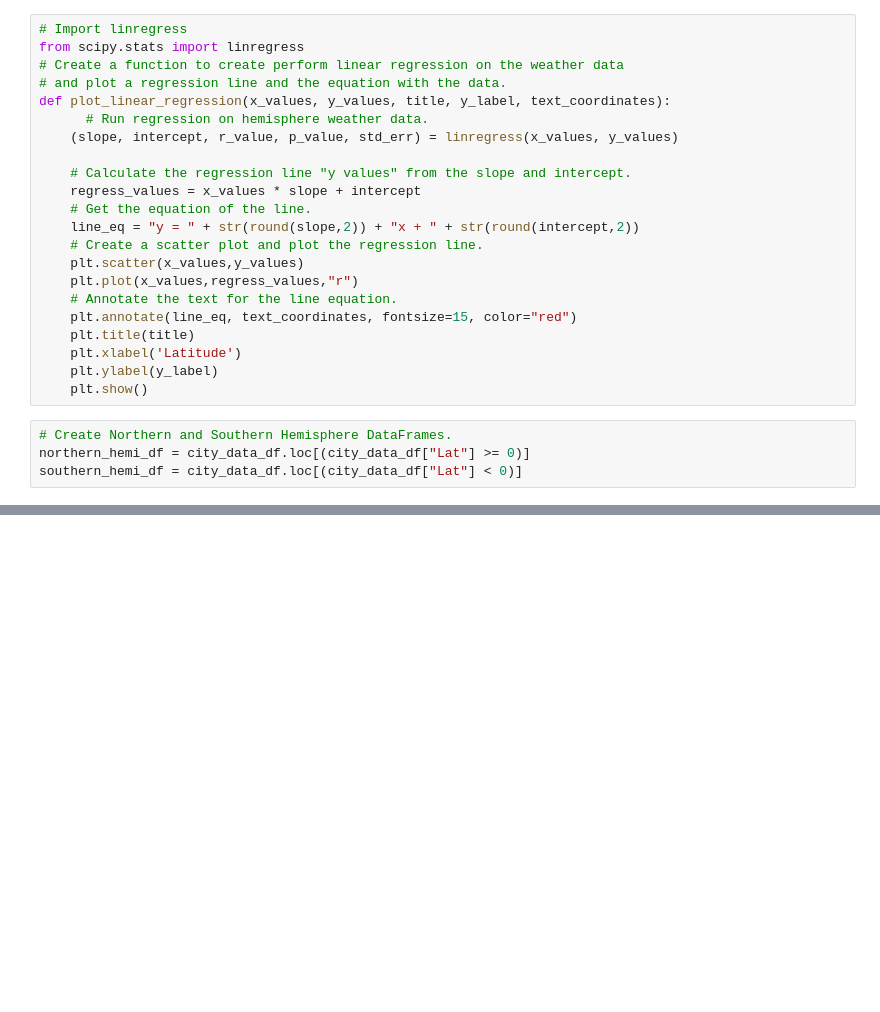
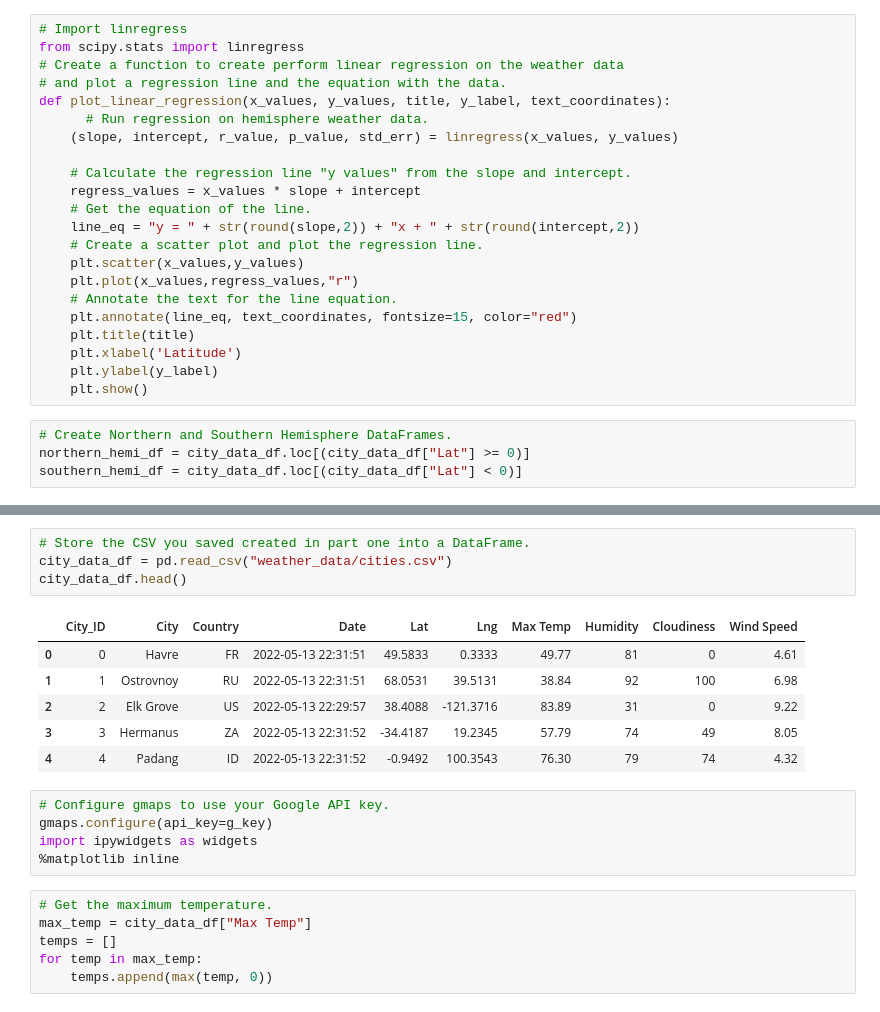
Before and after one commit to AbeSchnake/World_Weather_Analysis, a Jupyter notebook: WeatherPy.ipynb, the cells around one changed output, grey strips where cells are left out. Drawn from its saved outputs; the diff is of its cells as text; blank space fills up the shorter version.

```diff
--- a/WeatherPy.ipynb
+++ b/WeatherPy.ipynb
@@ -368,0 +373,22 @@ plot_linear_regression(x_values, y_values,
+# %%
+# Store the CSV you saved created in part one into a DataFrame.
+city_data_df = pd.read_csv("weather_data/cities.csv")
+city_data_df.head()
+# %% [output]
+|  | City_ID | City | Country | Date | Lat | Lng | Max Temp | Humidity | Cloudiness | Wind Speed |
+| 0 | 0 | Havre | FR | 2022-05-13 22:31:51 | 49.5833 | 0.3333 | 49.77 | 81 | 0 | 4.61 |
+| 1 | 1 | Ostrovnoy | RU | 2022-05-13 22:31:51 | 68.0531 | 39.5131 | 38.84 | 92 | 100 | 6.98 |
+| 2 | 2 | Elk Grove | US | 2022-05-13 22:29:57 | 38.4088 | -121.3716 | 83.89 | 31 | 0 | 9.22 |
+| 3 | 3 | Hermanus | ZA | 2022-05-13 22:31:52 | -34.4187 | 19.2345 | 57.79 | 74 | 49 | 8.05 |
+| 4 | 4 | Padang | ID | 2022-05-13 22:31:52 | -0.9492 | 100.3543 | 76.30 | 79 | 74 | 4.32 |
+# %%
+# Configure gmaps to use your Google API key.
+gmaps.configure(api_key=g_key)
+import ipywidgets as widgets
+%matplotlib inline
+# %%
+# Get the maximum temperature.
+max_temp = city_data_df["Max Temp"]
+temps = []
+for temp in max_temp:
+    temps.append(max(temp, 0))
```
Also changed, not shown: parts of 28 cells of this notebook, 7 other files.
